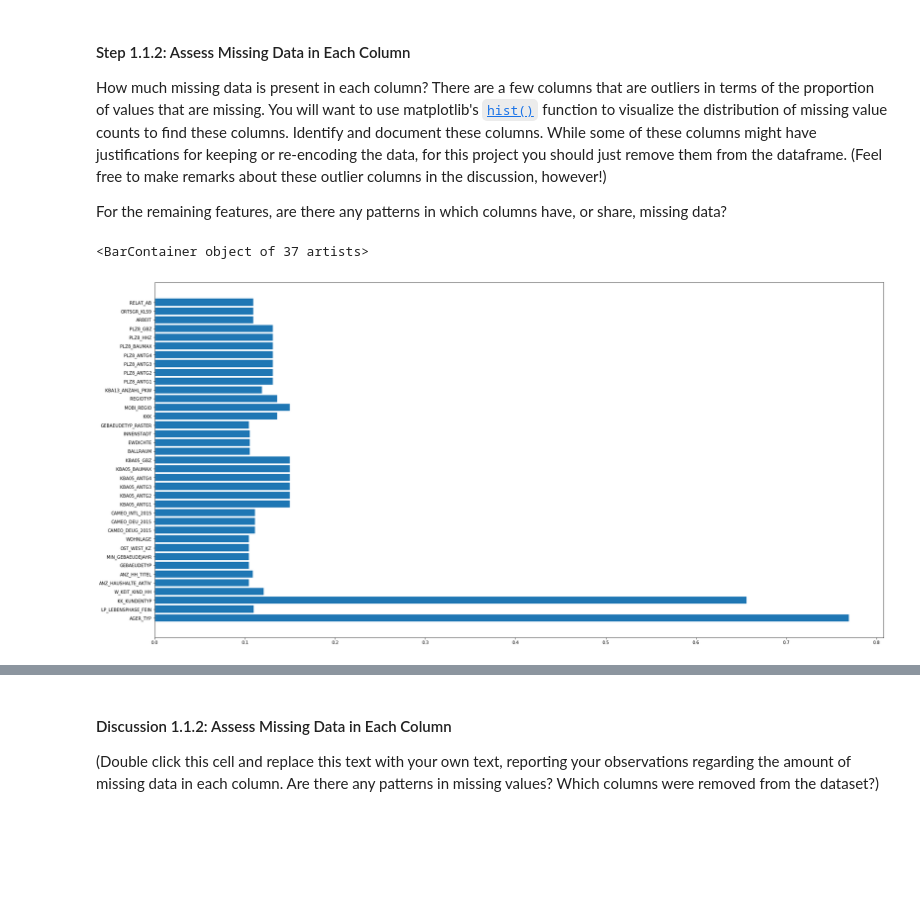
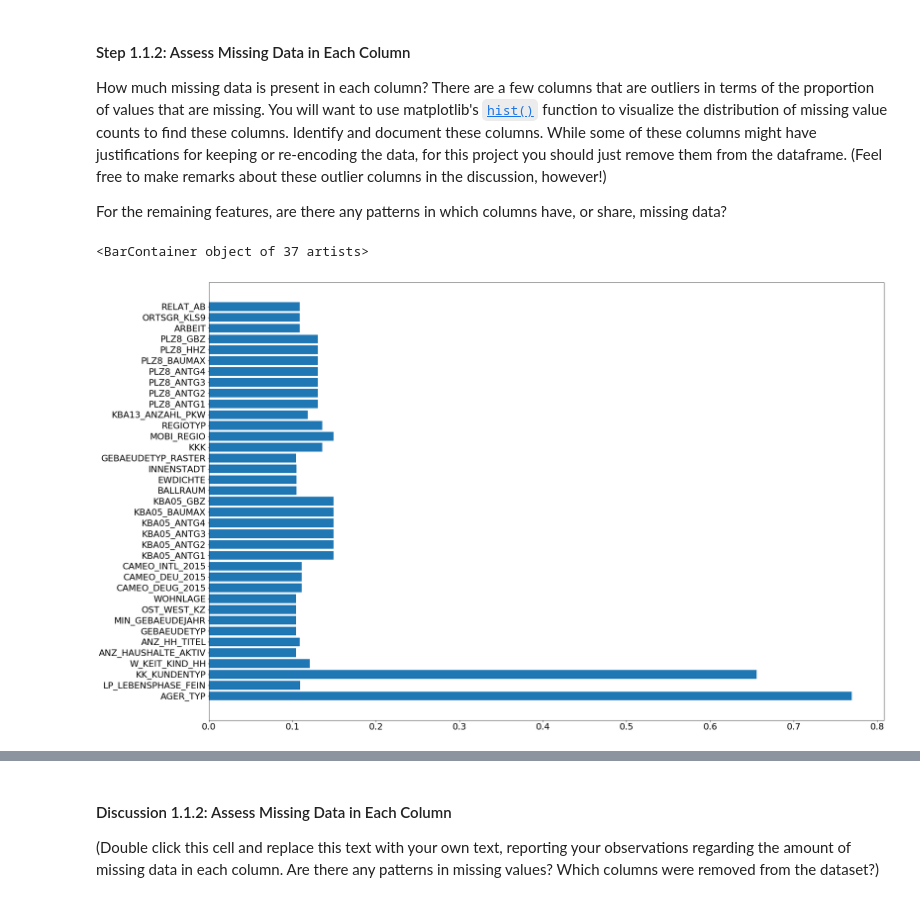
Before and after one commit to dylan-shao/ML-DS-Udacity_Data_Scientist_Nanodegree, a Jupyter notebook: 0. Projects/Unspuervised Learning: Identify_Customer_Segments/Identify_Customer_Segments.ipynb, the cells around one changed output, grey strips where cells are left out. Saved outputs shown, nothing was run; the diff lists cells and outputs as text; code cells hidden in the pictures; blank space fills up the shorter version.

```diff
--- a/0. Projects/Unspuervised Learning: Identify_Customer_Segments/Identify_Customer_Segments.ipynb
+++ b/0. Projects/Unspuervised Learning: Identify_Customer_Segments/Identify_Customer_Segments.ipynb
@@ -119,8 +119,6 @@ float
 # Identify missing or unknown data values and convert them to NaNs.
 
 azdias_filled = azdias.copy(deep=True)
-name_list_10 = []
-percentage_list_10 = []
 
 for index, row in feat_info.iterrows():
     column_name = row['attribute']
@@ -132,10 +130,6 @@ for index, row in feat_info.iterrows():
     percentage = azdias_column.isnull().sum() / len(azdias_column)
 
     print('The percentage of missing value for {} is {}'.format(column_name, percentage))
-
-    if percentage > 0.1:
-        name_list_10.append(column_name)
-        percentage_list_10.append(percentage)
 # %% [output]
 The percentage of missing value for AGER_TYP is 0.7695543529607134
 The percentage of missing value for ALTERSKATEGORIE_GROB is 0.0
@@ -180,11 +176,6 @@ azdias_filled_nan = pd.read_csv('azdias_filled_nan.csv')
 # %%
 # Perform an assessment of how much missing data there is in each column of the
 # dataset.
-plt.figure(figsize=(30,15))
 
+# get the columns that has nan value large than 10%
 name_list_10, percentage_list_10 = get_percentage_larger_than(azdias_filled_nan, 0.1)
-
-plt.barh(name_list_10, width = percentage_list_10, orientation='horizontal')
-# %% [output]
-<BarContainer object of 37 artists>
-[figure, removed]
@@ -192,0 +182,8 @@ plt.barh(name_list_10, width = percentage_list_10, orientation='horizontal')
+# %%
+# plot the figure
+plt.figure(figsize=(30,20))
+plt.rcParams.update({'font.size': 22})
+plt.barh(name_list_10, width = percentage_list_10)
+# %% [output]
+<BarContainer object of 37 artists>
+[figure, added]
```
Also changed, not shown: parts of 7 cells of this notebook, 5 other files.
